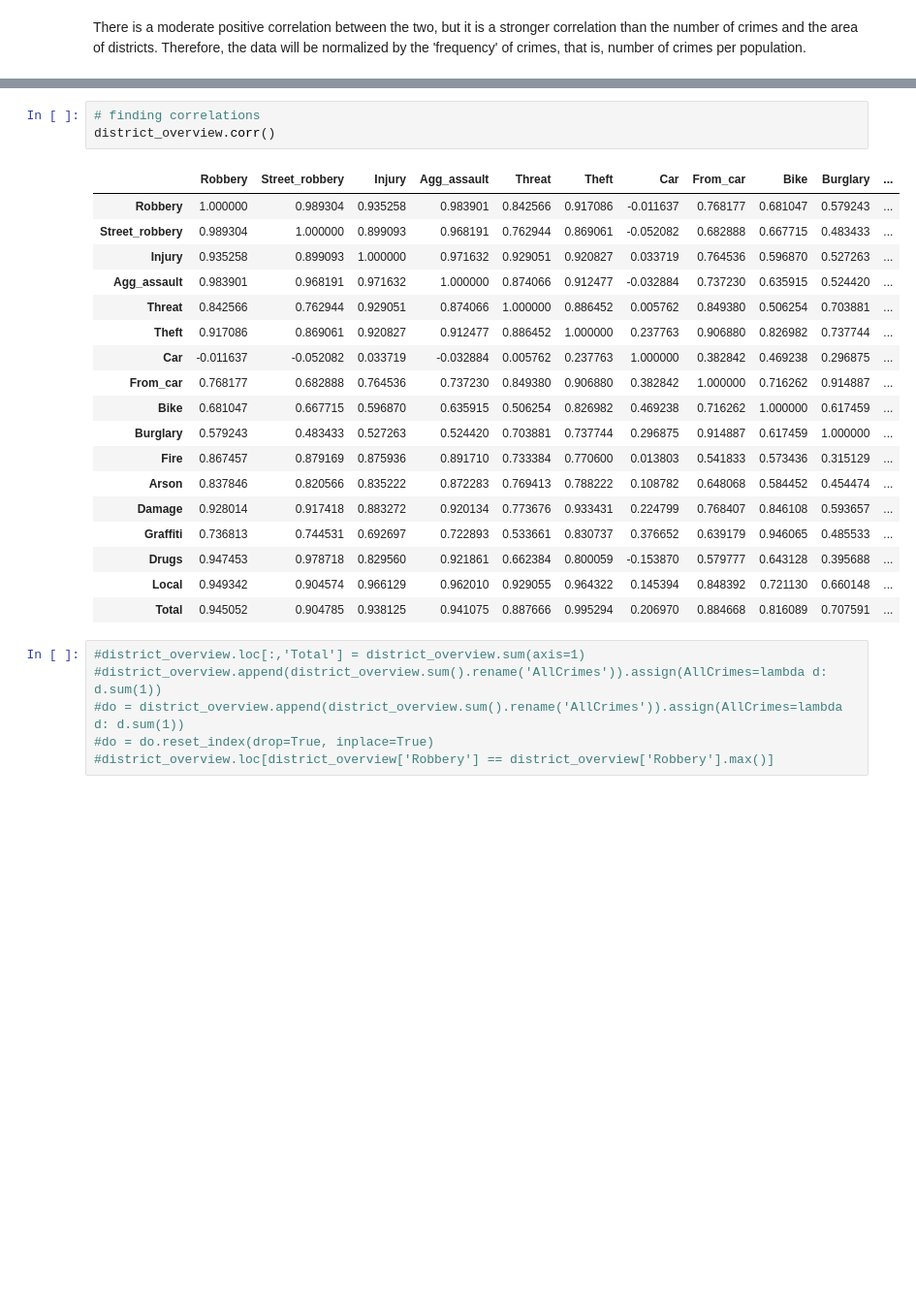
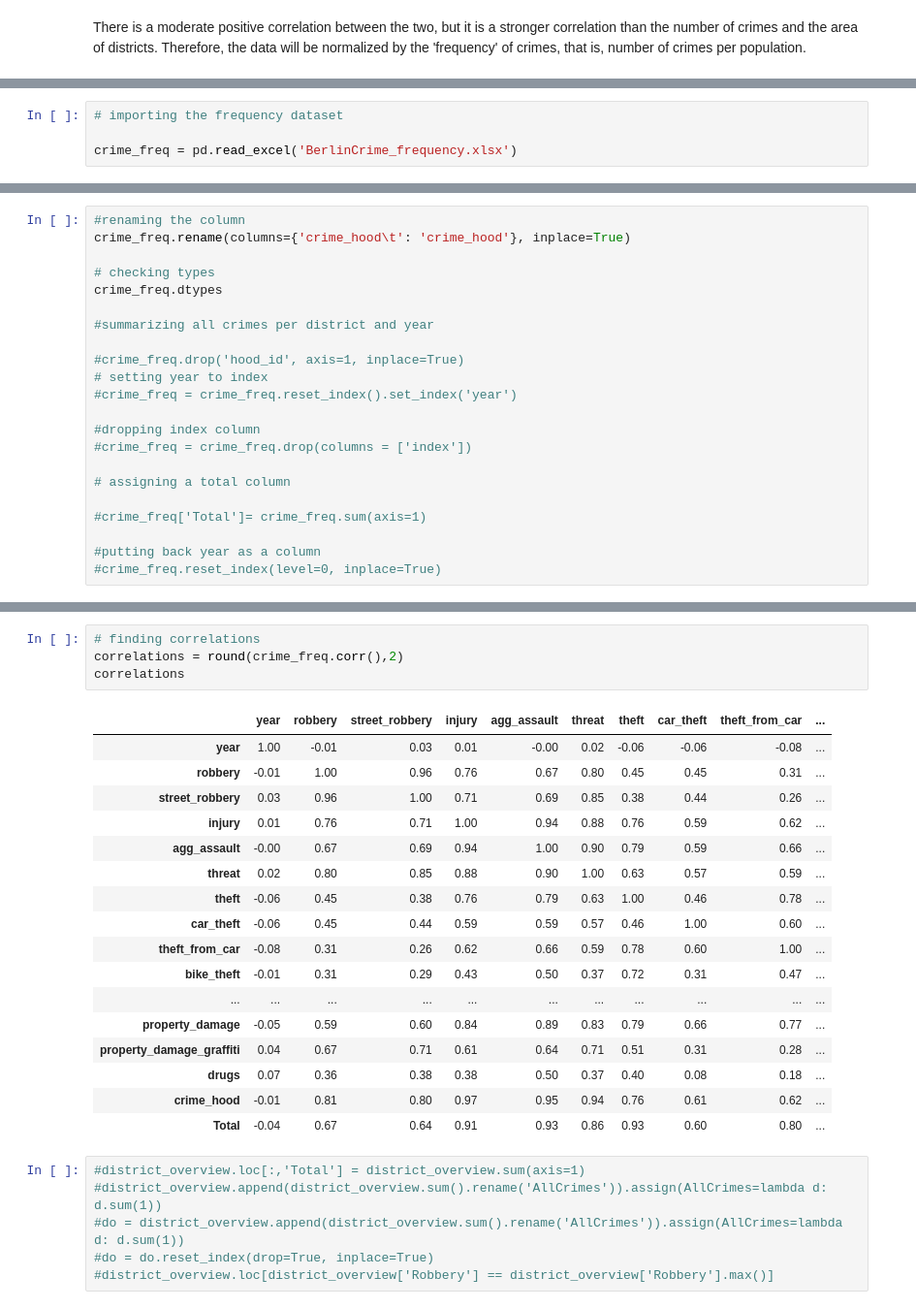
Before and after one commit to MilVas/Week-6-Project-Berlin-Crime, a Jupyter notebook: Milena.ipynb, the cells around one changed output, grey strips where cells are left out. Shown: that part at 97% size. Saved outputs shown, nothing was run; the diff lists cells and outputs as text; blank space fills up the shorter version.

```diff
--- a/Milena.ipynb
+++ b/Milena.ipynb
@@ -300,0 +264,4 @@ DO
+# %%
+# importing the frequency dataset
+
+crime_freq = pd.read_excel('BerlinCrime_frequency.xlsx')
@@ -300,0 +277,22 @@ DO
+# %%
+#renaming the column
+crime_freq.rename(columns={'crime_hood\t': 'crime_hood'}, inplace=True)
+
+# checking types
+crime_freq.dtypes
+
+#summarizing all crimes per district and year
+
+#crime_freq.drop('hood_id', axis=1, inplace=True)
+# setting year to index
+#crime_freq = crime_freq.reset_index().set_index('year')
+
+#dropping index column
+#crime_freq = crime_freq.drop(columns = ['index'])
+
+# assigning a total column
+
+#crime_freq['Total']= crime_freq.sum(axis=1)
+
+#putting back year as a column
+#crime_freq.reset_index(level=0, inplace=True)
@@ -301,25 +334,25 @@ DO
 # %%
 # finding correlations
-district_overview.corr()
+correlations = round(crime_freq.corr(),2)
+correlations
 # %% [output]
-|  | Robbery | Street_robbery | Injury | Agg_assault | Threat | Theft | Car | From_car | Bike | Burglary | ... |
-| Robbery | 1.000000 | 0.989304 | 0.935258 | 0.983901 | 0.842566 | 0.917086 | -0.011637 | 0.768177 | 0.681047 | 0.579243 | ... |
-| Street_robbery | 0.989304 | 1.000000 | 0.899093 | 0.968191 | 0.762944 | 0.869061 | -0.052082 | 0.682888 | 0.667715 | 0.483433 | ... |
-| Injury | 0.935258 | 0.899093 | 1.000000 | 0.971632 | 0.929051 | 0.920827 | 0.033719 | 0.764536 | 0.596870 | 0.527263 | ... |
-| Agg_assault | 0.983901 | 0.968191 | 0.971632 | 1.000000 | 0.874066 | 0.912477 | -0.032884 | 0.737230 | 0.635915 | 0.524420 | ... |
-| Threat | 0.842566 | 0.762944 | 0.929051 | 0.874066 | 1.000000 | 0.886452 | 0.005762 | 0.849380 | 0.506254 | 0.703881 | ... |
-| Theft | 0.917086 | 0.869061 | 0.920827 | 0.912477 | 0.886452 | 1.000000 | 0.237763 | 0.906880 | 0.826982 | 0.737744 | ... |
-| Car | -0.011637 | -0.052082 | 0.033719 | -0.032884 | 0.005762 | 0.237763 | 1.000000 | 0.382842 | 0.469238 | 0.296875 | ... |
-| From_car | 0.768177 | 0.682888 | 0.764536 | 0.737230 | 0.849380 | 0.906880 | 0.382842 | 1.000000 | 0.716262 | 0.914887 | ... |
-| Bike | 0.681047 | 0.667715 | 0.596870 | 0.635915 | 0.506254 | 0.826982 | 0.469238 | 0.716262 | 1.000000 | 0.617459 | ... |
-| Burglary | 0.579243 | 0.483433 | 0.527263 | 0.524420 | 0.703881 | 0.737744 | 0.296875 | 0.914887 | 0.617459 | 1.000000 | ... |
-| Fire | 0.867457 | 0.879169 | 0.875936 | 0.891710 | 0.733384 | 0.770600 | 0.013803 | 0.541833 | 0.573436 | 0.315129 | ... |
-| Arson | 0.837846 | 0.820566 | 0.835222 | 0.872283 | 0.769413 | 0.788222 | 0.108782 | 0.648068 | 0.584452 | 0.454474 | ... |
-| Damage | 0.928014 | 0.917418 | 0.883272 | 0.920134 | 0.773676 | 0.933431 | 0.224799 | 0.768407 | 0.846108 | 0.593657 | ... |
-| Graffiti | 0.736813 | 0.744531 | 0.692697 | 0.722893 | 0.533661 | 0.830737 | 0.376652 | 0.639179 | 0.946065 | 0.485533 | ... |
-| Drugs | 0.947453 | 0.978718 | 0.829560 | 0.921861 | 0.662384 | 0.800059 | -0.153870 | 0.579777 | 0.643128 | 0.395688 | ... |
-| Local | 0.949342 | 0.904574 | 0.966129 | 0.962010 | 0.929055 | 0.964322 | 0.145394 | 0.848392 | 0.721130 | 0.660148 | ... |
-| Total | 0.945052 | 0.904785 | 0.938125 | 0.941075 | 0.887666 | 0.995294 | 0.206970 | 0.884668 | 0.816089 | 0.707591 | ... |
+|  | year | robbery | street_robbery | injury | agg_assault | threat | theft | car_theft | theft_from_car | ... |
+| year | 1.00 | -0.01 | 0.03 | 0.01 | -0.00 | 0.02 | -0.06 | -0.06 | -0.08 | ... |
+| robbery | -0.01 | 1.00 | 0.96 | 0.76 | 0.67 | 0.80 | 0.45 | 0.45 | 0.31 | ... |
+| street_robbery | 0.03 | 0.96 | 1.00 | 0.71 | 0.69 | 0.85 | 0.38 | 0.44 | 0.26 | ... |
+| injury | 0.01 | 0.76 | 0.71 | 1.00 | 0.94 | 0.88 | 0.76 | 0.59 | 0.62 | ... |
+| agg_assault | -0.00 | 0.67 | 0.69 | 0.94 | 1.00 | 0.90 | 0.79 | 0.59 | 0.66 | ... |
+| threat | 0.02 | 0.80 | 0.85 | 0.88 | 0.90 | 1.00 | 0.63 | 0.57 | 0.59 | ... |
+| theft | -0.06 | 0.45 | 0.38 | 0.76 | 0.79 | 0.63 | 1.00 | 0.46 | 0.78 | ... |
+| car_theft | -0.06 | 0.45 | 0.44 | 0.59 | 0.59 | 0.57 | 0.46 | 1.00 | 0.60 | ... |
+| theft_from_car | -0.08 | 0.31 | 0.26 | 0.62 | 0.66 | 0.59 | 0.78 | 0.60 | 1.00 | ... |
+| bike_theft | -0.01 | 0.31 | 0.29 | 0.43 | 0.50 | 0.37 | 0.72 | 0.31 | 0.47 | ... |
+| ... | ... | ... | ... | ... | ... | ... | ... | ... | ... | ... |
+| property_damage | -0.05 | 0.59 | 0.60 | 0.84 | 0.89 | 0.83 | 0.79 | 0.66 | 0.77 | ... |
+| property_damage_graffiti | 0.04 | 0.67 | 0.71 | 0.61 | 0.64 | 0.71 | 0.51 | 0.31 | 0.28 | ... |
+| drugs | 0.07 | 0.36 | 0.38 | 0.38 | 0.50 | 0.37 | 0.40 | 0.08 | 0.18 | ... |
+| crime_hood | -0.01 | 0.81 | 0.80 | 0.97 | 0.95 | 0.94 | 0.76 | 0.61 | 0.62 | ... |
+| Total | -0.04 | 0.67 | 0.64 | 0.91 | 0.93 | 0.86 | 0.93 | 0.60 | 0.80 | ... |
 # %%
 #district_overview.loc[:,'Total'] = district_overview.sum(axis=1)
 #district_overview.append(district_overview.sum().rename('AllCrimes')).assign(AllCrimes=lambda d: d.sum(1))
```
Also changed, not shown: parts of 9 cells of this notebook, 1 other file.
